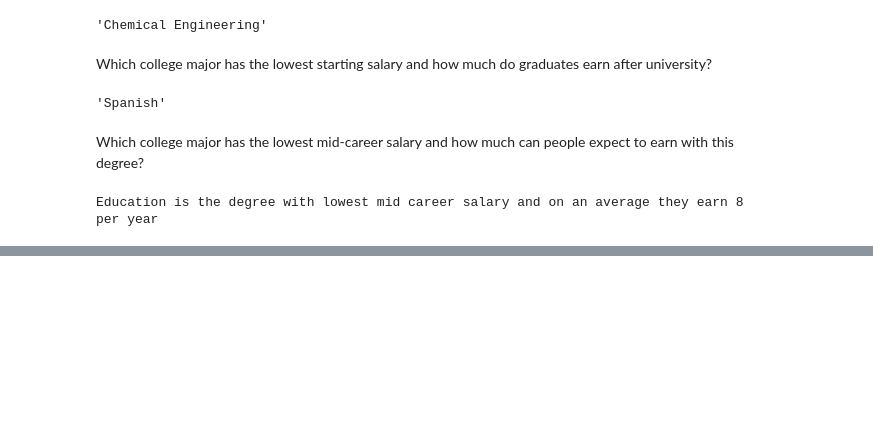
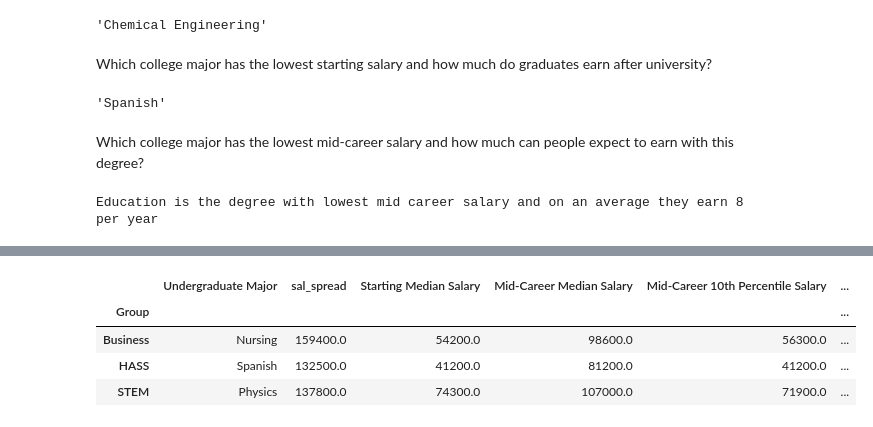
Before and after one commit to koushik16/Data-exploration-salaries-with-college-major, a Jupyter notebook: code.ipynb, the cells around one changed output, grey strips where cells are left out. Drawn from its saved outputs; the diff is of its cells as text; code cells hidden in the pictures; blank space fills up the shorter version.

```diff
--- a/code.ipynb
+++ b/code.ipynb
@@ -136,0 +221,8 @@ Education is the degree with lowest mid career salary and on an average they ear
+# %%
+df.groupby('Group').max()
+# %% [output]
+|  | Undergraduate Major | sal_spread | Starting Median Salary | Mid-Career Median Salary | Mid-Career 10th Percentile Salary | ... |
+| Group |  |  |  |  |  | ... |
+| Business | Nursing | 159400.0 | 54200.0 | 98600.0 | 56300.0 | ... |
+| HASS | Spanish | 132500.0 | 41200.0 | 81200.0 | 41200.0 | ... |
+| STEM | Physics | 137800.0 | 74300.0 | 107000.0 | 71900.0 | ... |
```
Also changed, not shown: parts of 14 cells of this notebook.
